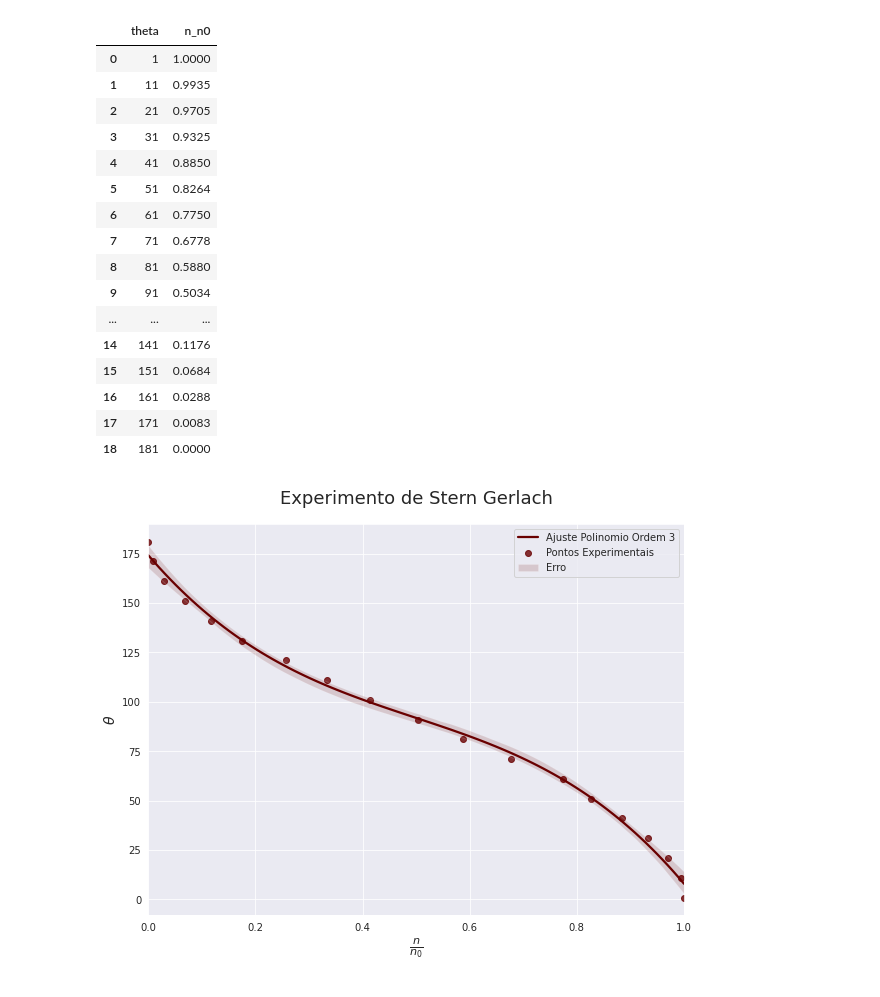
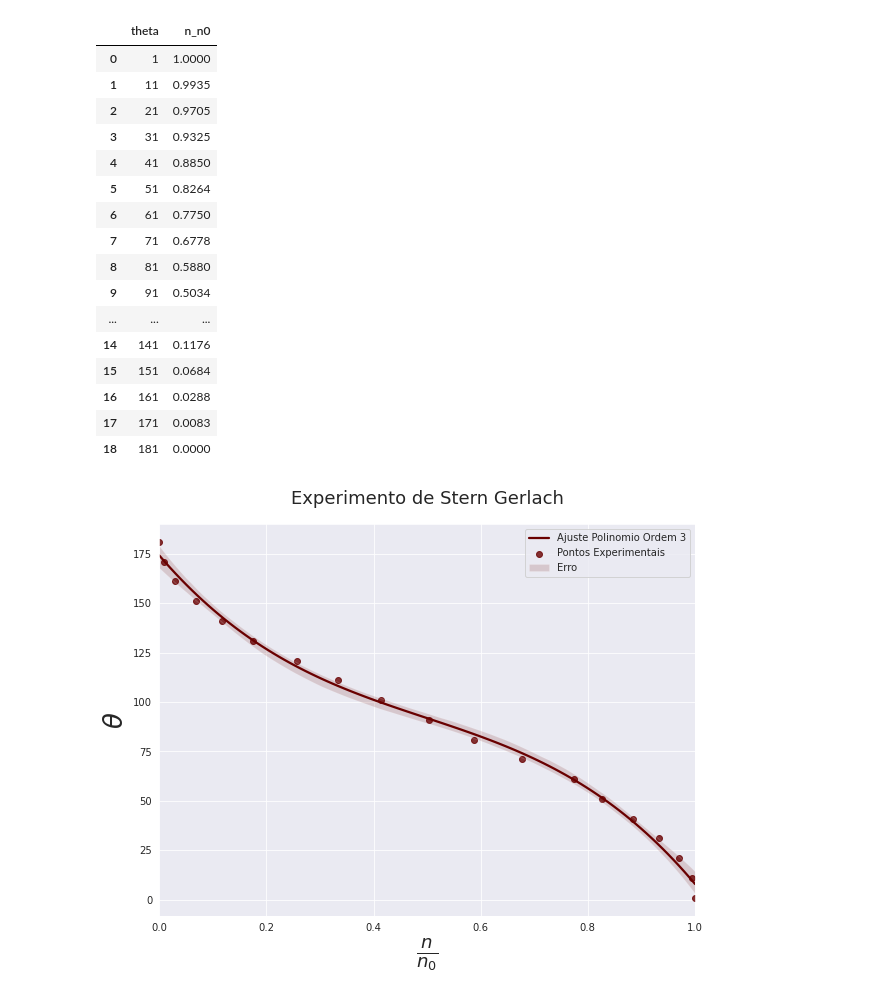
Before and after one commit to ConradBitt/LaboratorioFisicaModerna, a Jupyter notebook: Experimento de Stern-Gerlach.ipynb, the cells around one changed output. Drawn from its saved outputs; the diff is of its cells as text; code cells hidden in the pictures.

```diff
--- a/Experimento de Stern-Gerlach.ipynb
+++ b/Experimento de Stern-Gerlach.ipynb
@@ -37,36 +37,37 @@ experimento_stern_gerlach = './images/esquema_experimento_stern_gerlach.png'
 #im = plt.imshow(exp_stern_gerlach)
 #im = im
 # %%
+# Dados
 theta = np.arange(1,190,10)
 n_n0 = np.array([1.,0.9935,0.9705,0.9325, 0.8850, 0.8264, 0.7750, 0.6778, 0.5880, 0.5034, 0.4147, 0.3333, 0.2571, 0.1745, 0.1176, 0.0684, 0.0288,0.0083, 0.0])
 dados_stern_gerlach = pd.DataFrame(data = {'theta':theta, 'n_n0':n_n0})
-dados_stern_gerlach
+display(dados_stern_gerlach)
+
+#  Visualização
+plt.figure(figsize=(1.5 * 6.4, 1.5 * 4.8))
+ax_stern_gerlach = sns.regplot(data = dados_stern_gerlach,x='n_n0',y='theta',order=3)
+plt.legend(['Ajuste Polinomio Ordem 3','Pontos Experimentais','Erro'])
+plt.title("Experimento de Stern Gerlach", fontsize=18, pad=20)
+plt.xlabel(r'$\frac{n}{n_0}$', fontsize=26)
+plt.ylabel(r'$\theta$', fontsize=26)
+
+ax_stern_gerlach = ax_stern_gerlach
 # %% [output]
 |  | theta | n_n0 |
 | 0 | 1 | 1.0000 |
 | 1 | 11 | 0.9935 |
 | 2 | 21 | 0.9705 |
 | 3 | 31 | 0.9325 |
 | 4 | 41 | 0.8850 |
 | 5 | 51 | 0.8264 |
 | 6 | 61 | 0.7750 |
 | 7 | 71 | 0.6778 |
 | 8 | 81 | 0.5880 |
 | 9 | 91 | 0.5034 |
 | ... | ... | ... |
 | 14 | 141 | 0.1176 |
 | 15 | 151 | 0.0684 |
 | 16 | 161 | 0.0288 |
 | 17 | 171 | 0.0083 |
 | 18 | 181 | 0.0000 |
+[figure, added]
-# %%
-plt.figure(figsize=(1.5 * 6.4, 1.5 * 4.8))
-ax_stern_gerlach = sns.regplot(data = dados_stern_gerlach,x='n_n0',y='theta',order=3)
-plt.legend(['Ajuste Polinomio Ordem 3','Pontos Experimentais','Erro'])
-plt.title("Experimento de Stern Gerlach", fontsize=18, pad=20)
-plt.xlabel(r'$\frac{n}{n_0}$')
-plt.ylabel(r'$\theta$', fontsize=14)
-
-ax_stern_gerlach = ax_stern_gerlach
-# %% [output]
-[figure, removed]
```
Also changed, not shown: parts of 1 cell of this notebook.
